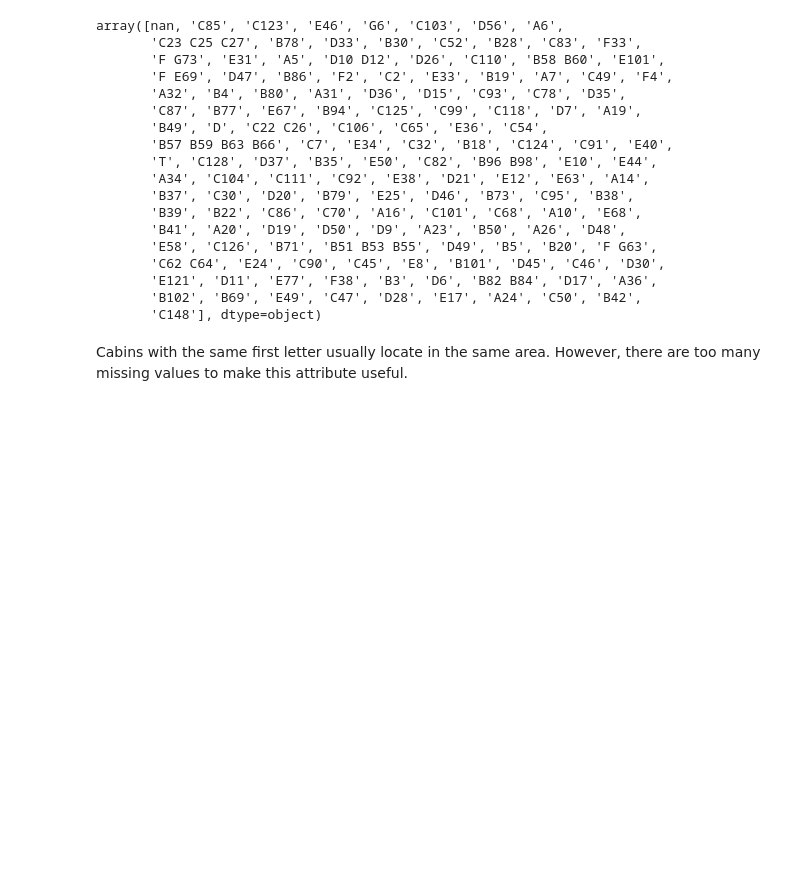
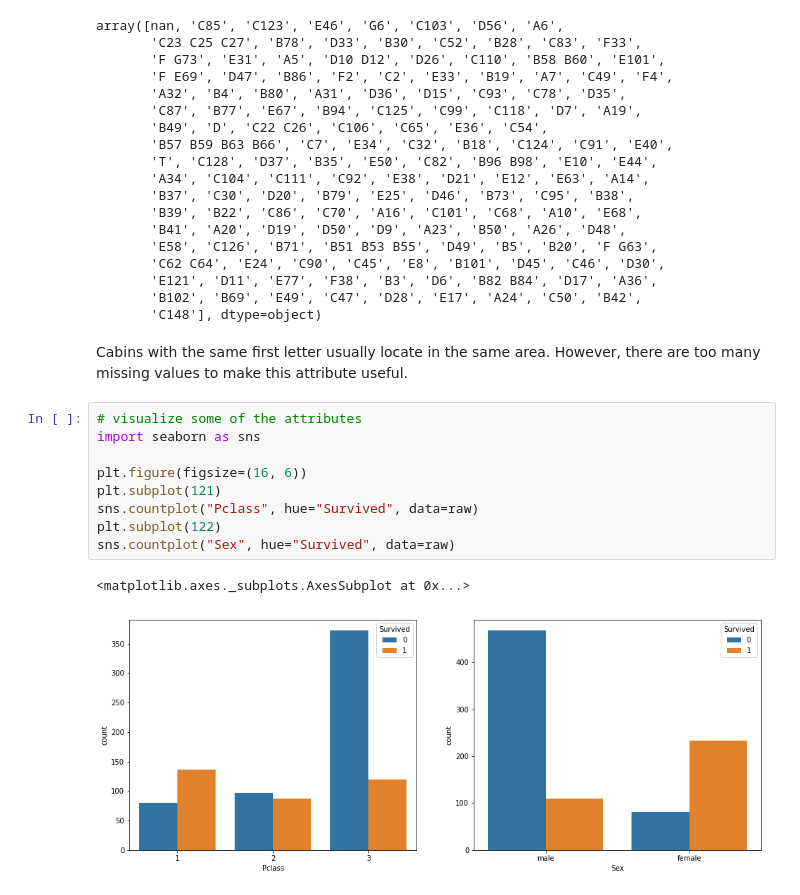
Before and after one commit to ronnieszq/study_sklearn, a Jupyter notebook: mnist/mnist_classification.ipynb, the cells around one changed output. Drawn from its saved outputs; the diff is of its cells as text; blank space fills up the shorter version.

```diff
--- a/mnist/mnist_classification.ipynb
+++ b/mnist/mnist_classification.ipynb
@@ -390,3 +390,15 @@ array([nan, 'C85', 'C123', 'E46', 'G6', 'C103', 'D56', 'A6',
        'C148'], dtype=object)
 # %% [markdown]
 Cabins with the same first letter usually locate in the same area. However, there are too many missing values to make this attribute useful.
+# %%
+# visualize some of the attributes
+import seaborn as sns
+
+plt.figure(figsize=(16, 6))
+plt.subplot(121)
+sns.countplot("Pclass", hue="Survived", data=raw)
+plt.subplot(122)
+sns.countplot("Sex", hue="Survived", data=raw)
+# %% [output]
+<matplotlib.axes._subplots.AxesSubplot at 0x...>
+[figure, added]
```
Also changed, not shown: parts of 21 cells of this notebook, 1 other file.
